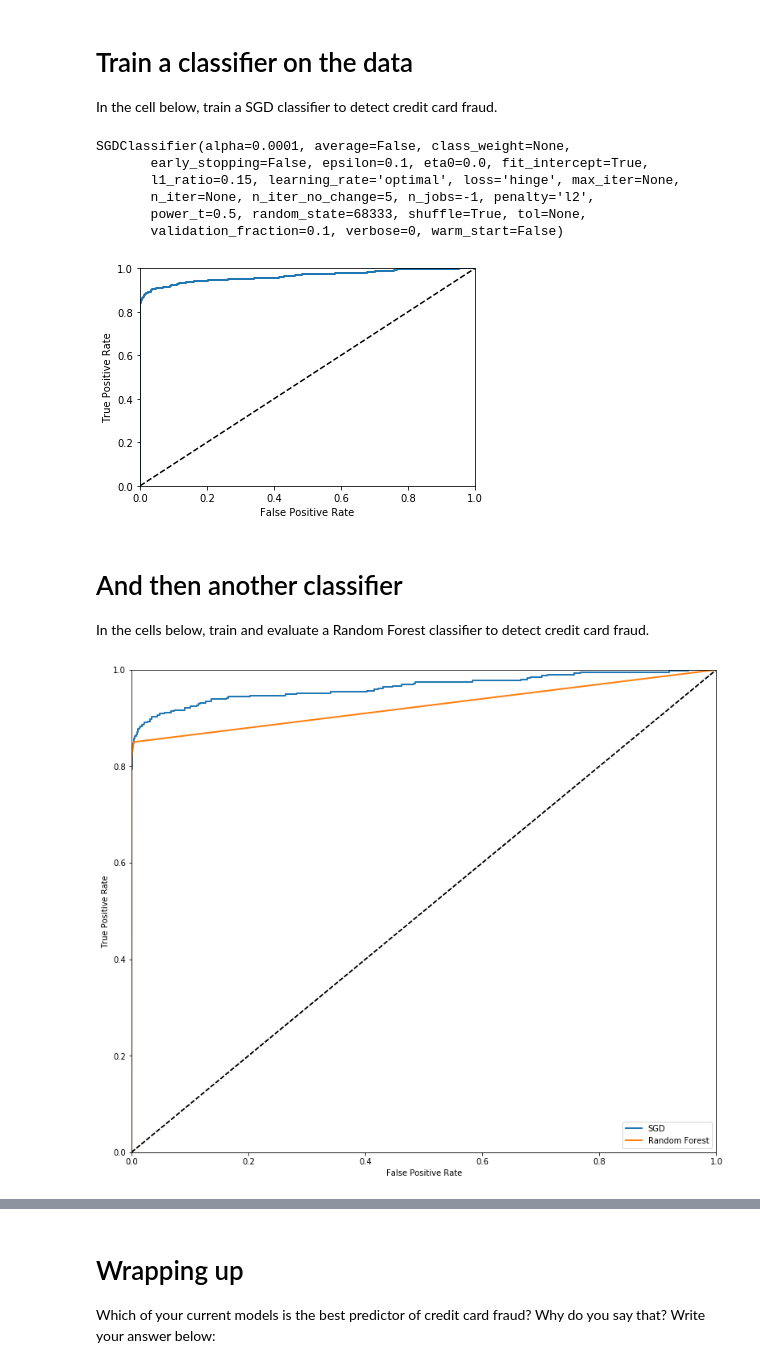
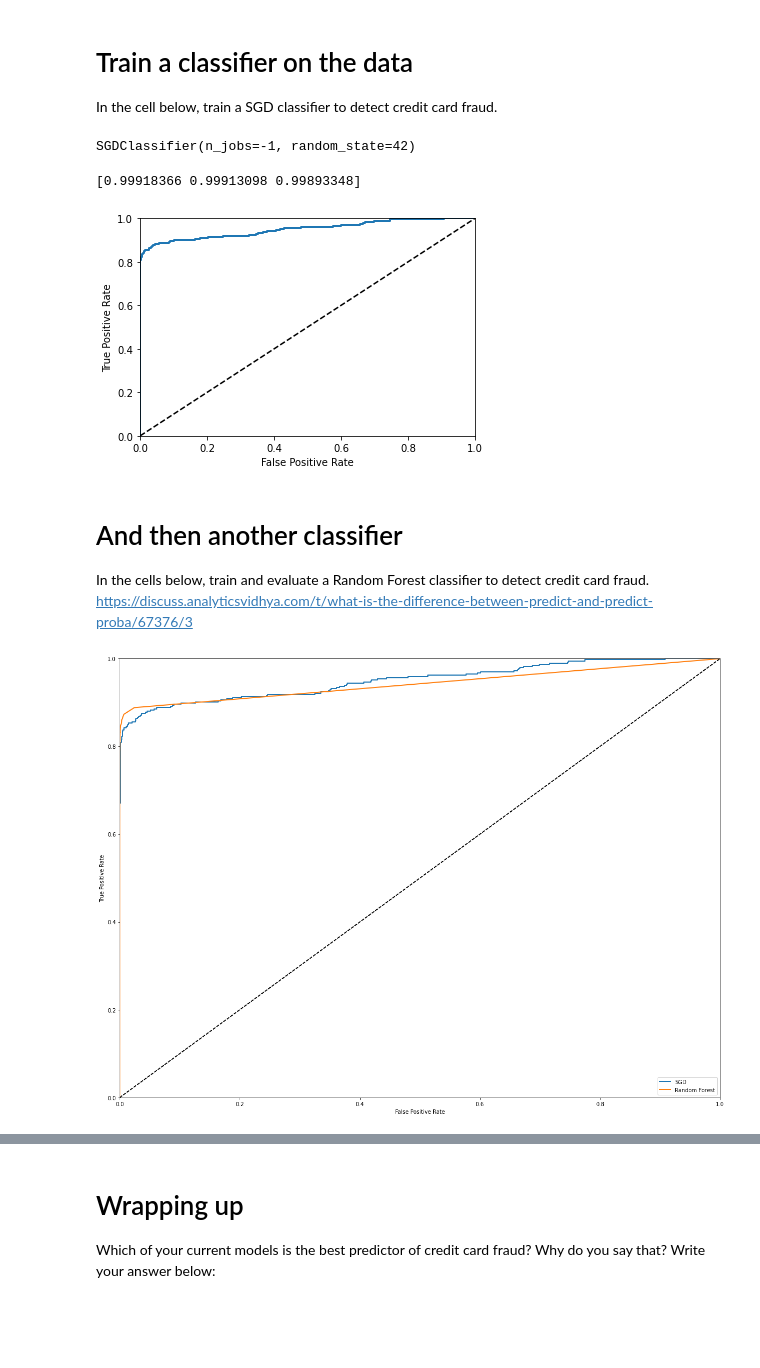
Before and after one commit to tramn916/Credit-Card, a Jupyter notebook: credit-card.ipynb, the cells around one changed output, grey strips where cells are left out. Cells and saved outputs as stored; diff of their text form; code cells hidden in the pictures; blank space fills up the shorter version.

```diff
--- a/credit-card.ipynb
+++ b/credit-card.ipynb
@@ -167,10 +141,10 @@ Name: Class, dtype: float64
 # separate the predictors from the labels in the training set
 
 #Drop the Class field from the training set
-creditCard = strat_train_set.drop('Class', axis=1)
+card = train_set.drop('Class', axis=1)
 
 #create a copy of the Class field from the training set
-creditCard_labels = strat_train_set['Class'].copy()
+card_labels = train_set['Class'].copy()
 # %%
 # create transformation pipleline(s) to prepare the training data for use in
 # a ML algorithm
@@ -203,47 +164,38 @@ card_prepared = full_pipeline.fit_transform(creditCard)
 # Train a classifier on the data
 
 In the cell below, train a SGD classifier to detect credit card fraud.
-# %%
-# create and train the SGD(standard gradient descent) classifier
-
-import numpy as np
-
-from sklearn.linear_model import SGDClassifier
-
-# note parameter to enable use of all your cores
-#create the SDG classifier using the same random seed as the shuffle split
-sgd_clf = SGDClassifier(random_state=68333, n_jobs=-1)
-
-# this will produce an error warning about how some of the default
-# parameter values are chaning soon; we can ignore this warning.
-#fit the data to the model with labels(Class field)
-sgd_clf.fit(card_prepared, creditCard_labels)
-# %% [output]
-SGDClassifier(alpha=0.0001, average=False, class_weight=None,
-       early_stopping=False, epsilon=0.1, eta0=0.0, fit_intercept=True,
-       l1_ratio=0.15, learning_rate='optimal', loss='hinge', max_iter=None,
-       n_iter=None, n_iter_no_change=5, n_jobs=-1, penalty='l2',
-       power_t=0.5, random_state=68333, shuffle=True, tol=None,
-       validation_fraction=0.1, verbose=0, warm_start=False)
+# %%
+# create and train the SGD classifier
+from sklearn.linear_model import SGDClassifier
+
+#SDG is like Gradient Decent but only looks at random sample per mini-batch.
+#n_jobs = -1 specifies the number of cores to use for key machine learning tasks. set to -1 means all CPUs are used
+sgd_clf = SGDClassifier(random_state = 42, n_jobs=-1)
+sgd_clf.fit(card_train_prepared, card_labels)
+# %% [output]
+SGDClassifier(n_jobs=-1, random_state=42)
 # %%
 # perform cross-validation to evaluate the quality of the model
-
 from sklearn.model_selection import cross_val_score
 
 #check how accurate the model is at predicting
-y_scores = cross_val_score(sgd_clf, card_prepared, creditCard_labels, cv=3, scoring='accuracy', n_jobs=-1)
+print(cross_val_score(sgd_clf, card_train_prepared, card_labels, cv=3, scoring='accuracy', n_jobs=-1))
+# %% [output]
+[0.99918366 0.99913098 0.99893348]
 # %%
 # prepare and plot the ROC curve to visualize the quality of the model
+
+from sklearn.metrics import roc_curve
 from sklearn.model_selection import cross_val_predict
-from sklearn.metrics import roc_curve
+import matplotlib.pyplot as plt
 
 #make a prediction on if the charge is fraudulant or not
-y_scores_predict = cross_val_predict(sgd_clf, card_prepared, creditCard_labels, cv=3, method='decision_function', n_jobs=-1)
+y_scores = cross_val_predict(sgd_clf, card_train_prepared, card_labels, cv=3, method="decision_function", n_jobs=-1)
 
 # calculate the ROC curve points for the SGD classifier
 #comparing what the labels are to what the model found.
-#the predictions and actual lavels on a ROC_curve
-fpr, tpr, thresholds = roc_curve(creditCard_labels, y_scores_predict)
+#the predictions vs actual labels on a ROC_curve
+fpr, tpr, thresholds = roc_curve(card_labels, y_scores)
 
 '''
  * Function to plot the ROC curve
@@ -259,44 +211,41 @@ def plot_roc_curve(fpr, tpr, label=None):
 plot_roc_curve(fpr, tpr)
 plt.show()
 # %% [output]
-[figure, old version]
+[figure, new version]
 # %% [markdown]
 # And then another classifier
 
 In the cells below, train and evaluate a Random Forest classifier to detect credit card fraud.
+https://discuss.analyticsvidhya.com/t/what-is-the-difference-between-predict-and-predict-proba/67376/3
 # %%
 # train the RandomForestClassifier, and then plot it's ROC
 # curve along with the SGD classifier's curve
 
 from sklearn.ensemble import RandomForestClassifier
 
 # train a Random Forest Classifier
-forest_clf = RandomForestClassifier(random_state=68333, n_jobs=-1)
+forest_clf = RandomForestClassifier(random_state = 68333, n_jobs = -1)
 
-# A binary RFC returns a list of pairs of probabilities [a, b],
-# where a is the probability an instance is a negative and b
-# is the probability the instance is positive. Gather these
-# pairs via cross-value prediction
-card_probas_forest = cross_val_predict(forest_clf, card_prepared, creditCard_labels,
-                                    cv=3, method='predict_proba', n_jobs=-1)
+# predict the probability that the charge is fradulent
+y_probas_forest = cross_val_predict(forest_clf, card_train_prepared, card_labels,
+                                   cv=3, method='predict_proba', n_jobs = -1)
 
 # We need one score per instance to do the ROC curve, so we will
-# just take the positive probability value from each pair
-creditCard_labels_forest = card_probas_forest[:, 1]
+# just take the positive probability value from each pair. Gives the probability of being fradulent
+y_scores_forest = y_probas_forest[:,1]
 
 # calculate the ROC curve points and display the results,
 # against the SGD classifier
-fpr_forest, tpr_forest, thresholds_forest = roc_curve(creditCard_labels, creditCard_labels_forest)
+fpr_forest, tpr_forest, thresholds_forest = roc_curve(card_labels, y_scores_forest)
 
-
-plt.rcParams['figure.figsize'] = (13,11)
+plt.rcParams['figure.figsize'] = (20, 15)
 plot_roc_curve(fpr, tpr, 'SGD')
 plot_roc_curve(fpr_forest, tpr_forest, 'Random Forest')
 plt.legend(loc='lower right')
 
 plt.show()
 # %% [output]
-[figure, old version]
+[figure, new version]
 # %%
 # Now, display the area under the ROC curve for both
 # models
```
Also changed, not shown: parts of 15 cells of this notebook.
